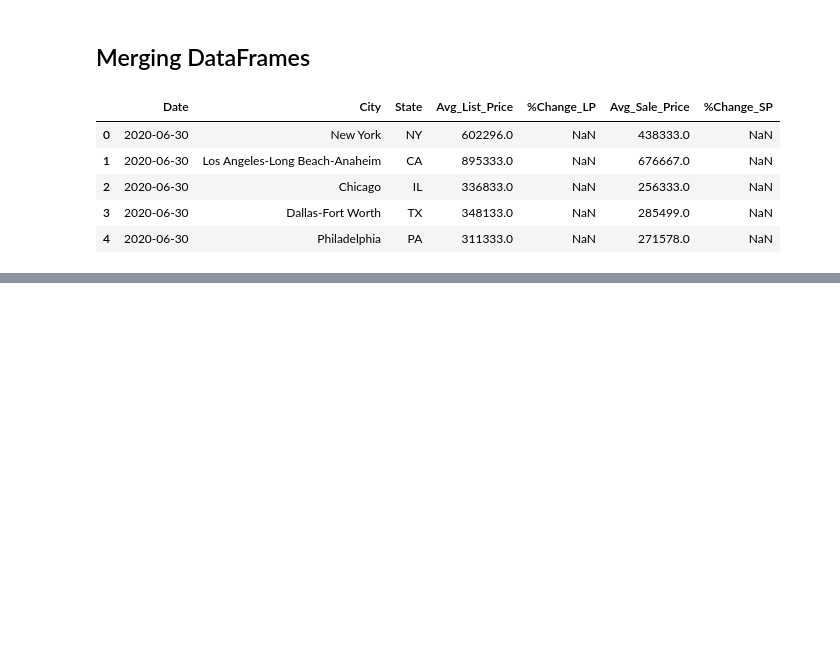
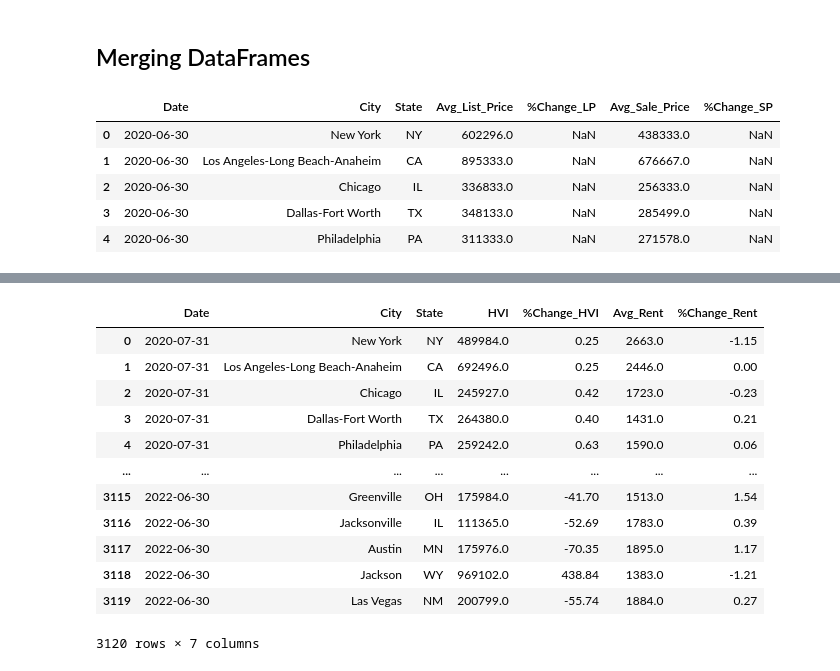
Before and after one commit to mein0819/Final_Project, a Jupyter notebook: Initial_Data_Exploration.ipynb, the cells around one changed output, grey strips where cells are left out. Saved outputs shown, nothing was run; the diff lists cells and outputs as text; code cells hidden in the pictures; blank space fills up the shorter version.

```diff
--- a/Initial_Data_Exploration.ipynb
+++ b/Initial_Data_Exploration.ipynb
@@ -712,0 +734,19 @@ list_sale_data.head()
+# %%
+# Drop rows with NaN values
+df[['%Change_HVI', 'Avg_Rent', '%Change_Rent']]= df[['%Change_HVI', 'Avg_Rent', '%Change_Rent']].apply(pd.to_numeric, errors='coerce')
+hvi_rent_data= df.dropna().reset_index(drop=True)
+hvi_rent_data
+# %% [output]
+|  | Date | City | State | HVI | %Change_HVI | Avg_Rent | %Change_Rent |
+| 0 | 2020-07-31 | New York | NY | 489984.0 | 0.25 | 2663.0 | -1.15 |
+| 1 | 2020-07-31 | Los Angeles-Long Beach-Anaheim | CA | 692496.0 | 0.25 | 2446.0 | 0.00 |
+| 2 | 2020-07-31 | Chicago | IL | 245927.0 | 0.42 | 1723.0 | -0.23 |
+| 3 | 2020-07-31 | Dallas-Fort Worth | TX | 264380.0 | 0.40 | 1431.0 | 0.21 |
+| 4 | 2020-07-31 | Philadelphia | PA | 259242.0 | 0.63 | 1590.0 | 0.06 |
+| ... | ... | ... | ... | ... | ... | ... | ... |
+| 3115 | 2022-06-30 | Greenville | OH | 175984.0 | -41.70 | 1513.0 | 1.54 |
+| 3116 | 2022-06-30 | Jacksonville | IL | 111365.0 | -52.69 | 1783.0 | 0.39 |
+| 3117 | 2022-06-30 | Austin | MN | 175976.0 | -70.35 | 1895.0 | 1.17 |
+| 3118 | 2022-06-30 | Jackson | WY | 969102.0 | 438.84 | 1383.0 | -1.21 |
+| 3119 | 2022-06-30 | Las Vegas | NM | 200799.0 | -55.74 | 1884.0 | 0.27 |
+3120 rows × 7 columns
```
Also changed, not shown: parts of 40 cells of this notebook.
